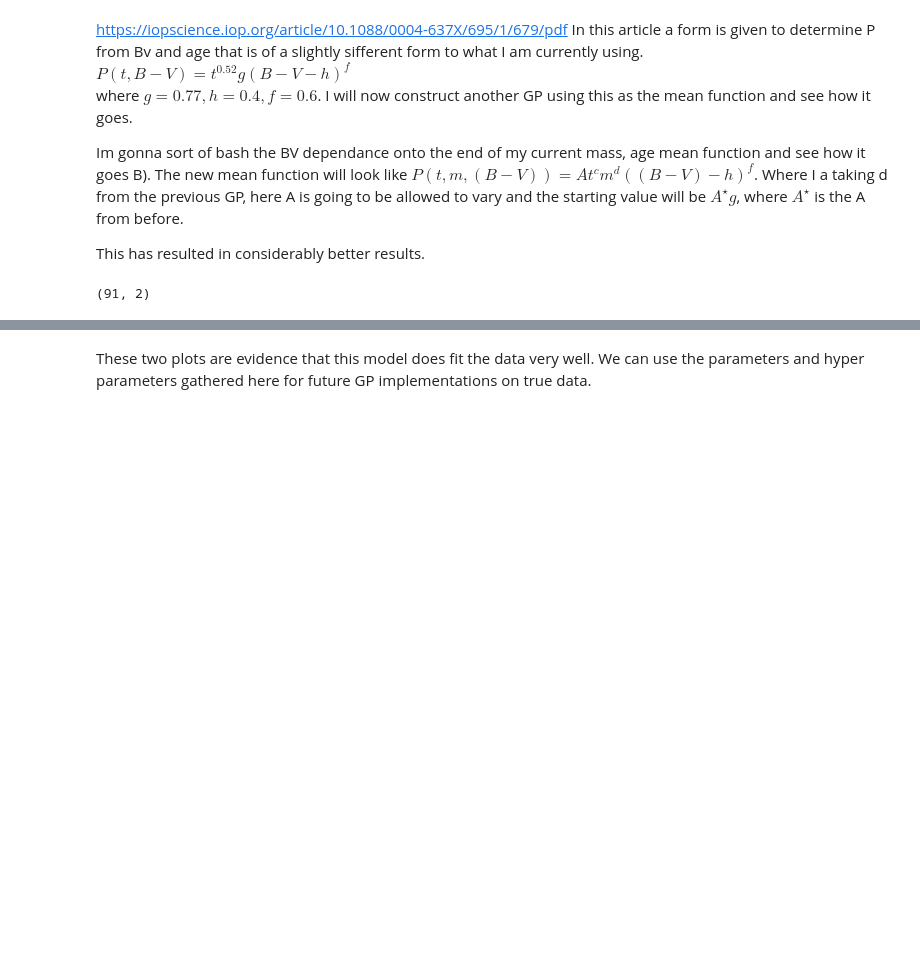
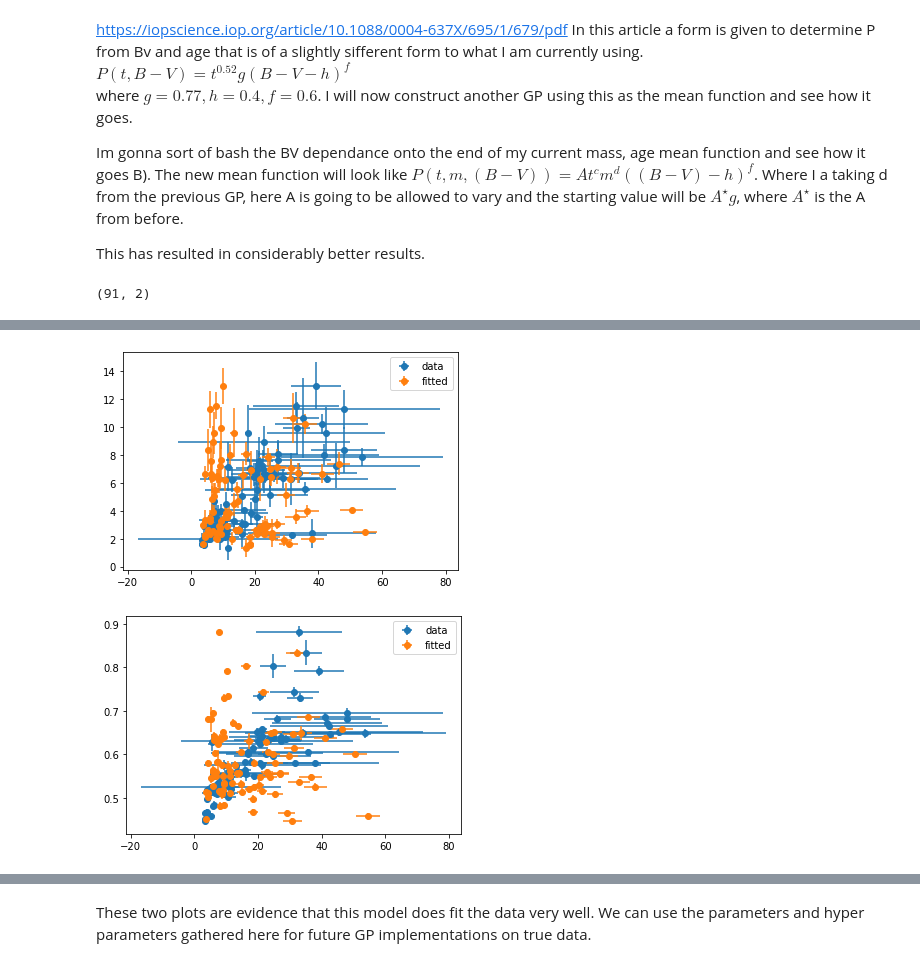
Before and after one commit to ni-phy/year4-project, a Jupyter notebook: Henry/3d_fitting_real.ipynb, the cells around one changed output, grey strips where cells are left out. Saved outputs shown, nothing was run; the diff lists cells and outputs as text; code cells hidden in the pictures; blank space fills up the shorter version.

```diff
--- a/Henry/3d_fitting_real.ipynb
+++ b/Henry/3d_fitting_real.ipynb
@@ -389,32 +447,40 @@ plt.show()
 # %%
 fit, var = gp.predict(X, point=trace[-1], diag=True)
 
 #mu = mean + fit
 std = np.sqrt(var) * np.sign(var)
 
-vals = np.sort(np.array([mu, std, Prot]), axis=1)
+
+
+vals = np.sort(np.array([mu, std, Prot, Prot_err]), axis=1)
+
+
+
 
 
 age_fit_err = [trace.get_values('Age_true')[:,i].std() for i in range(trace.get_values('Age_true').shape[1])]
 bv_fit_err = [trace.get_values('BV_true')[:,i].std() for i in range(trace.get_values('BV_true').shape[1])]
 
 
 plt.errorbar(Prot, Age, yerr=Age_err, xerr=Prot_err, fmt='o', label='data')
 plt.errorbar(vals[0,:], X[:,0], xerr=vals[1,:], yerr=age_fit_err, fmt='o', label='fitted')
 plt.legend()
 plt.show()
 
 
 plt.errorbar(Prot, BV, yerr=BV_err, xerr=Prot_err, fmt='o', label='data')
 
 
 
 order = np.argsort(X[:,1])
 
 
 plt.errorbar(vals[0,:][order], X[:,1][order], xerr=vals[1,:][order], yerr=bv_fit_err, fmt='o', label='fitted')
 plt.legend()
 plt.show()
+# %% [output]
+[figure, added]
+[figure, added]
 # %%
 plt.figure(num=None, figsize=(8, 6), dpi=80, facecolor='w', edgecolor='k')
 
```
Also changed, not shown: parts of 13 cells of this notebook.
